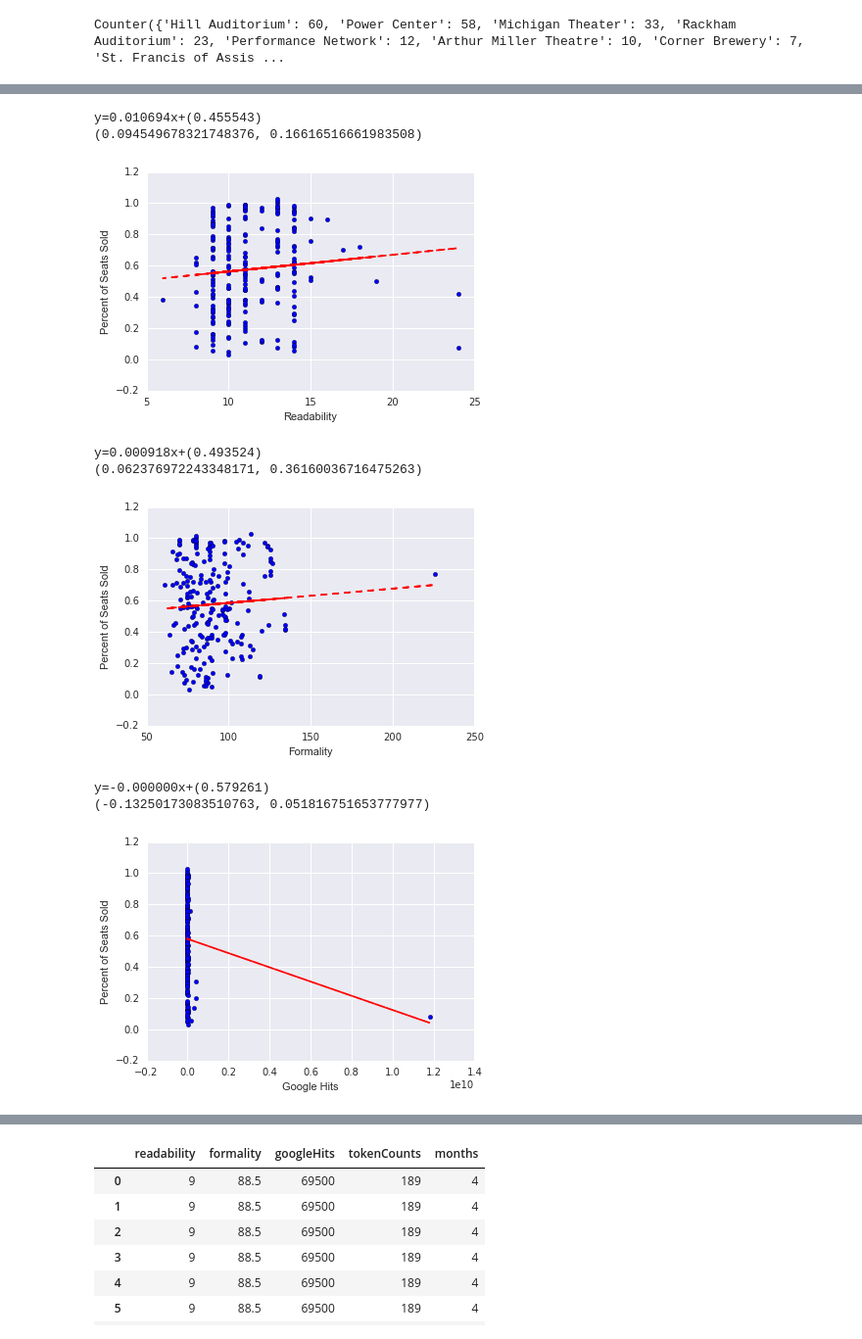
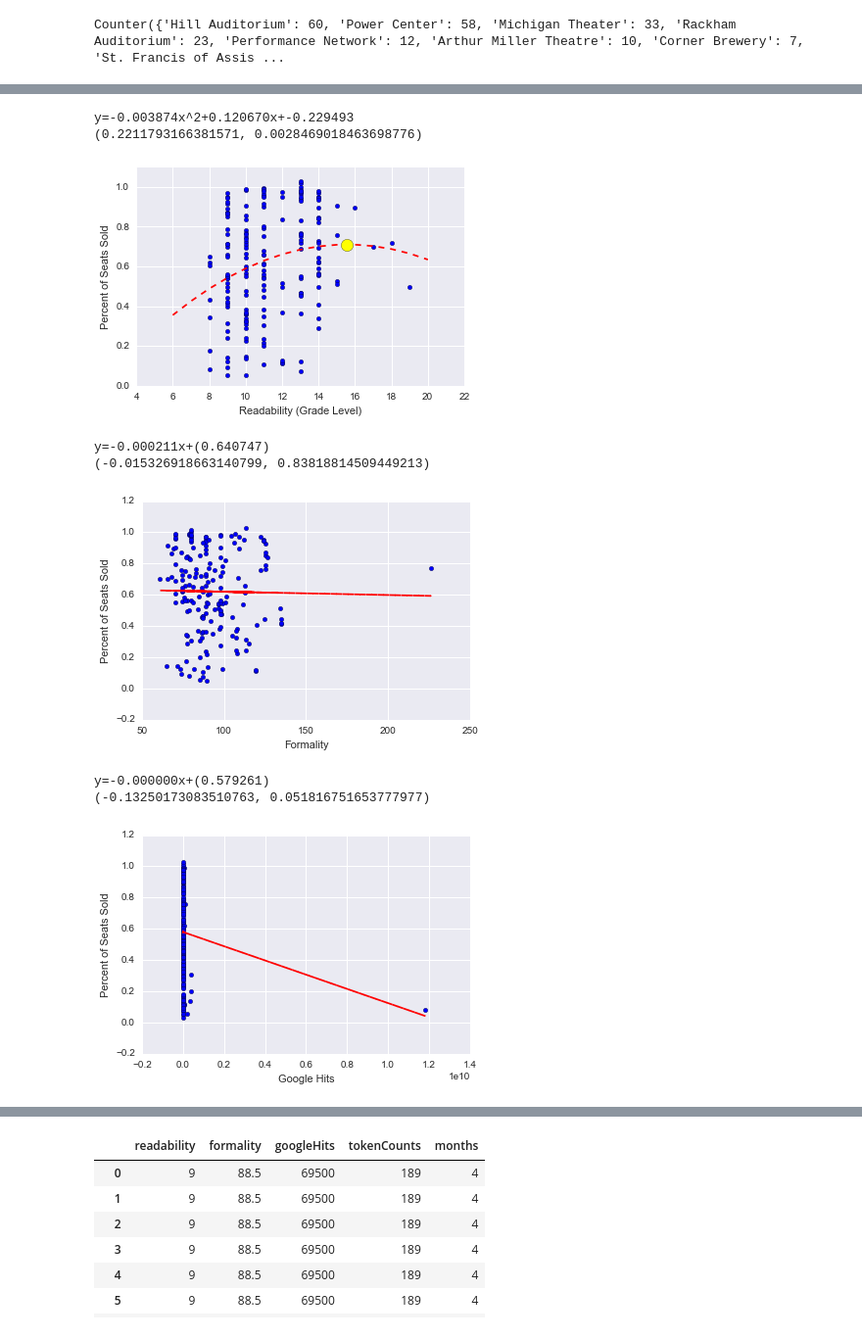
Before and after one commit to MichiganDataScienceTeam/ums-team-stroud, a Jupyter notebook: Revenue Prediction.ipynb, the cells around one changed output, grey strips where cells are left out. Shown at 98% size. Drawn from its saved outputs; the diff is of its cells as text; code cells hidden in the pictures.

Commit message:
Plots for presentation

```diff
--- a/Revenue Prediction.ipynb
+++ b/Revenue Prediction.ipynb
@@ -299,0 +302,7 @@ grouped
+# %%
+delete = []
+for i, row in grouped.iterrows():
+    #print(row['perf_dt'][:4])
+    if row['perf_dt'][:4] == '2014':
+        delete.append(i)
+print(delete)
@@ -300,2 +311,3 @@ grouped
 # %%
 features = grouped.drop(['num_seats','revenue','description','perf_dt','venue','full_name','topic'],axis=1)
+features = features.drop(delete)
@@ -301,0 +318,3 @@ features = grouped.drop(['num_seats','revenue','description','perf_dt','venue','
+# %%
+for i in range(len(full_titles)):
+    print(i, full_titles[i])
@@ -302,21 +339,27 @@ features = grouped.drop(['num_seats','revenue','description','perf_dt','venue','
 # %%
 from scipy.stats.stats import pearsonr
 
 x = np.ravel(features[['readability']])
 y = np.ravel(features[['seatPercentages']])
 plt.scatter(x, y)
-plt.xlabel("Readability")
+plt.xlabel("Readability (Grade Level)")
 plt.ylabel("Percent of Seats Sold")
+plt.ylim(0,1.1)
 
-z = np.polyfit(x, y, 1)
-p = np.poly1d(z)
-plt.plot(x,p(x),"r--")
-print("y=%.6fx+(%.6f)"%(z[0],z[1]))
+xs = [i for i in range(6,21)]
+z = np.polyfit(x, y, 2)
+p = np.polyval(z,xs)
+plt.plot(xs,p,"r--")
+print("y=%.6fx^2+%.6fx+%.6f"%(z[0],z[1],z[2]))
 print(pearsonr(x,y))
+
+plt.scatter([15.57],[0.710],c='yellow',s=[150],zorder=10)
+
+plt.savefig('readability_correlation.png', dpi=300)
 # %% [output]
-y=0.010694x+(0.455543)
-(0.094549678321748376, 0.16616516661983508)
+y=-0.003874x^2+0.120670x+-0.229493
+(0.2211793166381571, 0.0028469018463698776)
-[figure, old version]
+[figure, new version]
 # %%
 x = np.ravel(features[['formality']])
 y = np.ravel(features[['seatPercentages']])
@@ -330,9 +373,9 @@ plt.plot(x,p(x),"r--")
 print("y=%.6fx+(%.6f)"%(z[0],z[1]))
 print(pearsonr(x,y))
 # %% [output]
-y=0.000918x+(0.493524)
-(0.062376972243348171, 0.36160036716475263)
+y=-0.000211x+(0.640747)
+(-0.015326918663140799, 0.83818814509449213)
-[figure, old version]
+[figure, new version]
 # %%
 x = np.ravel(features[['googleHits']])
 y = np.ravel(features[['seatPercentages']])
@@ -348,7 +391,7 @@ print(pearsonr(x,y))
 # %% [output]
 y=-0.000000x+(0.579261)
 (-0.13250173083510763, 0.051816751653777977)
-[figure, old version]
+[figure, new version]
 # %%
 x = np.ravel(features[['tokenCounts']])
 y = np.ravel(features[['seatPercentages']])
```
Also changed, not shown: parts of 19 cells of this notebook, 6 other files.
